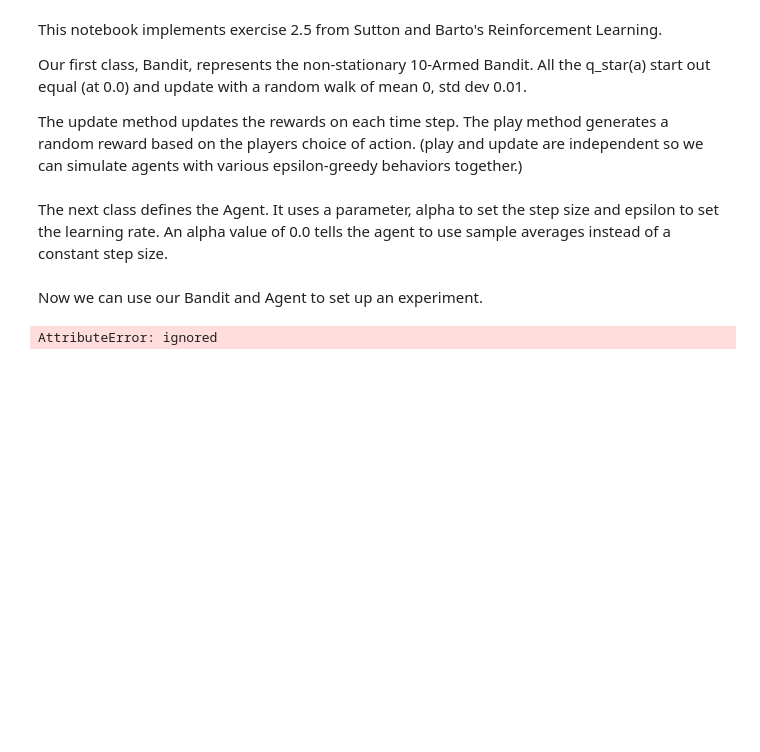
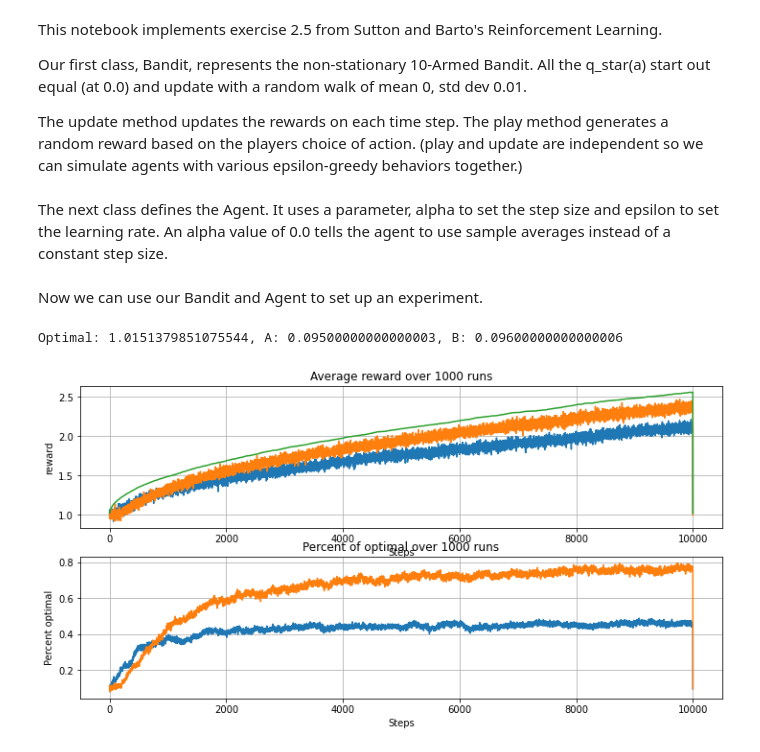
Before and after one commit to dave20874/rl-exercises, a Jupyter notebook: ex_2_5.ipynb, the cells around one changed output. Cells and saved outputs as stored; diff of their text form; code cells hidden in the pictures; blank space fills up the shorter version.

```diff
--- a/ex_2_5.ipynb
+++ b/ex_2_5.ipynb
@@ -56,6 +56,9 @@ class Agent:
     # estimated Q values
     self.q = [0.0]*self.num_actions
     self.n = [0]*self.num_actions       # number of steps for this action
+
+  def get_greedy_action(self):
+    return self.q.index(max(self.q))
 
   # Play one round with the bandit.
   def play(self, bandit):
@@ -79,14 +82,14 @@ class Agent:
 
     self.q[action] += step_size*(reward-self.q[action])
 
-    return reward
+    return (action, reward)
 # %% [markdown]
 Now we can use our Bandit and Agent to set up an experiment.
 # %%
 class Experiment:
-  RUNS = 2
+  RUNS = 1000
   NUM_ACTIONS = 10
-  STEPS = 500
+  STEPS = 10000
   def __init__(self):
     self.agent1_rewards = [0.0]*self.STEPS
     self.agent1_pct_opt = [0.0]*self.STEPS
@@ -113,18 +116,44 @@ class Experiment:
     for step in range(self.STEPS):
       bandit.update()
       optimal = bandit.get_q_star()
-      reward1 = avg_agent.play(bandit)
-      pct1 = reward1 / optimal
-      reward2 = const_sz_agent.play(bandit)
-      pct2 = reward2 / optimal
+      optimal_act = bandit.get_best_action()
+      (act1, reward1) = avg_agent.play(bandit)
+      pct1 = 1.0 if (act1 == optimal_act) else 0.0
+      (act2, reward2) = const_sz_agent.play(bandit)
+      pct2 = 1.0 if (act2 == optimal_act) else 0.0
 
       self.optimal_reward[step-1] += alpha*(optimal - self.optimal_reward[step-1])
       self.agent1_rewards[step-1] += alpha*(reward1 - self.agent1_rewards[step-1])
       self.agent1_pct_opt[step-1] += alpha*(pct1 - self.agent1_pct_opt[step-1])
       self.agent2_rewards[step-1] += alpha*(reward2 - self.agent2_rewards[step-1])
       self.agent2_pct_opt[step-1] += alpha*(pct2 - self.agent2_pct_opt[step-1])
-# %%
-exp = Experiment()
-exp.do_runs()
-# %% [output]
-AttributeError: ignored
+# %%
+exp = Experiment()
+exp.do_runs()
+
+# Generate plots of reward and %optimal reward
+print(f"Optimal: {exp.optimal_reward[exp.STEPS-1]}, A: {exp.agent1_pct_opt[exp.STEPS-1]}, B: {exp.agent2_pct_opt[exp.STEPS-1]}")
+# %% [output]
+Optimal: 1.0151379851075544, A: 0.09500000000000003, B: 0.09600000000000006
+# %%
+# data to plot
+step = range(1, exp.STEPS+1)
+
+fig, ax = plt.subplots(2)
+ax[0].plot(step, exp.agent1_rewards, color='tab:blue')
+ax[0].plot(step, exp.agent2_rewards, color='tab:orange')
+ax[0].plot(step, exp.optimal_reward, color='tab:green')
+
+ax[0].set(xlabel='Steps', ylabel='reward', title=f'Average reward over {exp.RUNS} runs')
+ax[0].grid()
+
+ax[1].plot(step, exp.agent1_pct_opt, color='tab:blue')
+ax[1].plot(step, exp.agent2_pct_opt, color='tab:orange')
+
+ax[1].set(xlabel='Steps', ylabel='Percent optimal', title=f'Percent of optimal over {exp.RUNS} runs')
+ax[1].grid()
+
+fig.set_size_inches(12.0, 6.0)
+plt.show()
+# %% [output]
+[figure, added]
```
Also changed, not shown: parts of 2 cells of this notebook.
